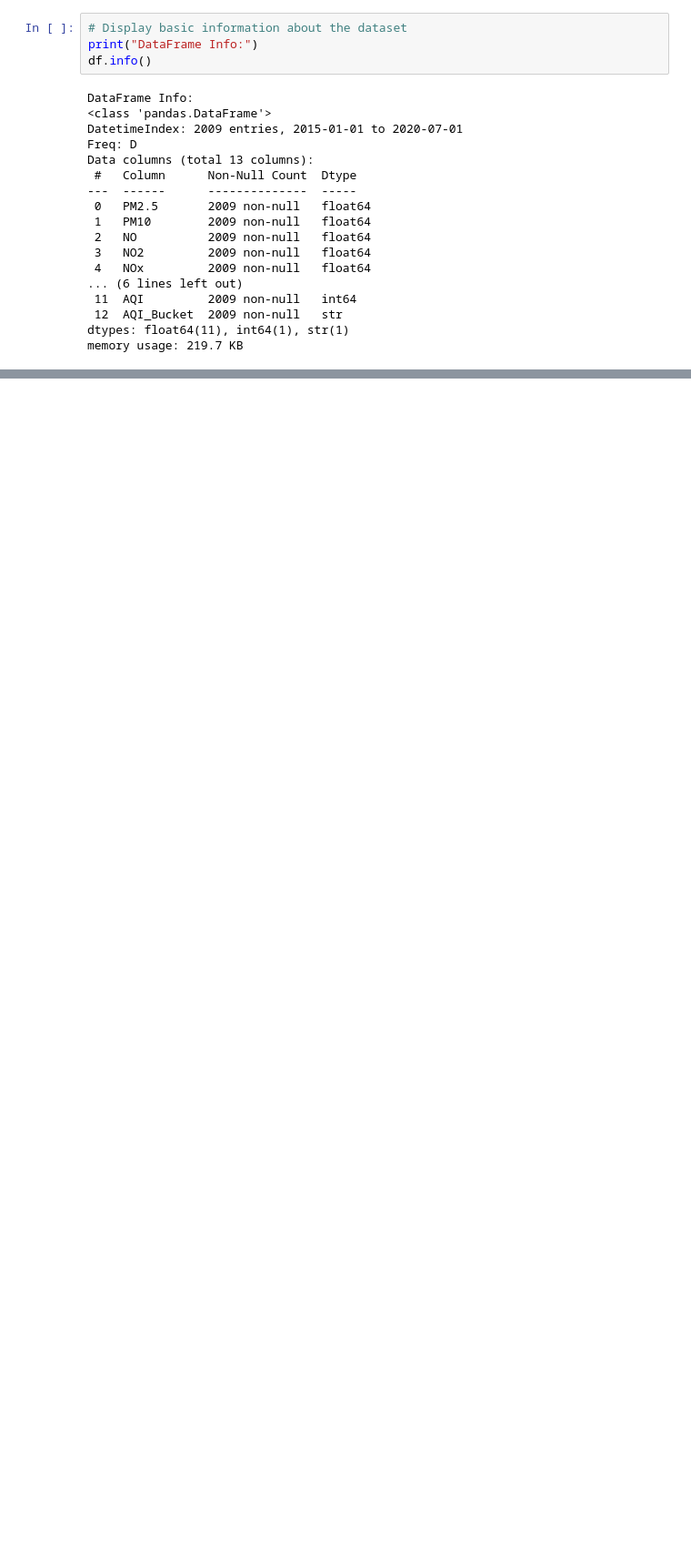
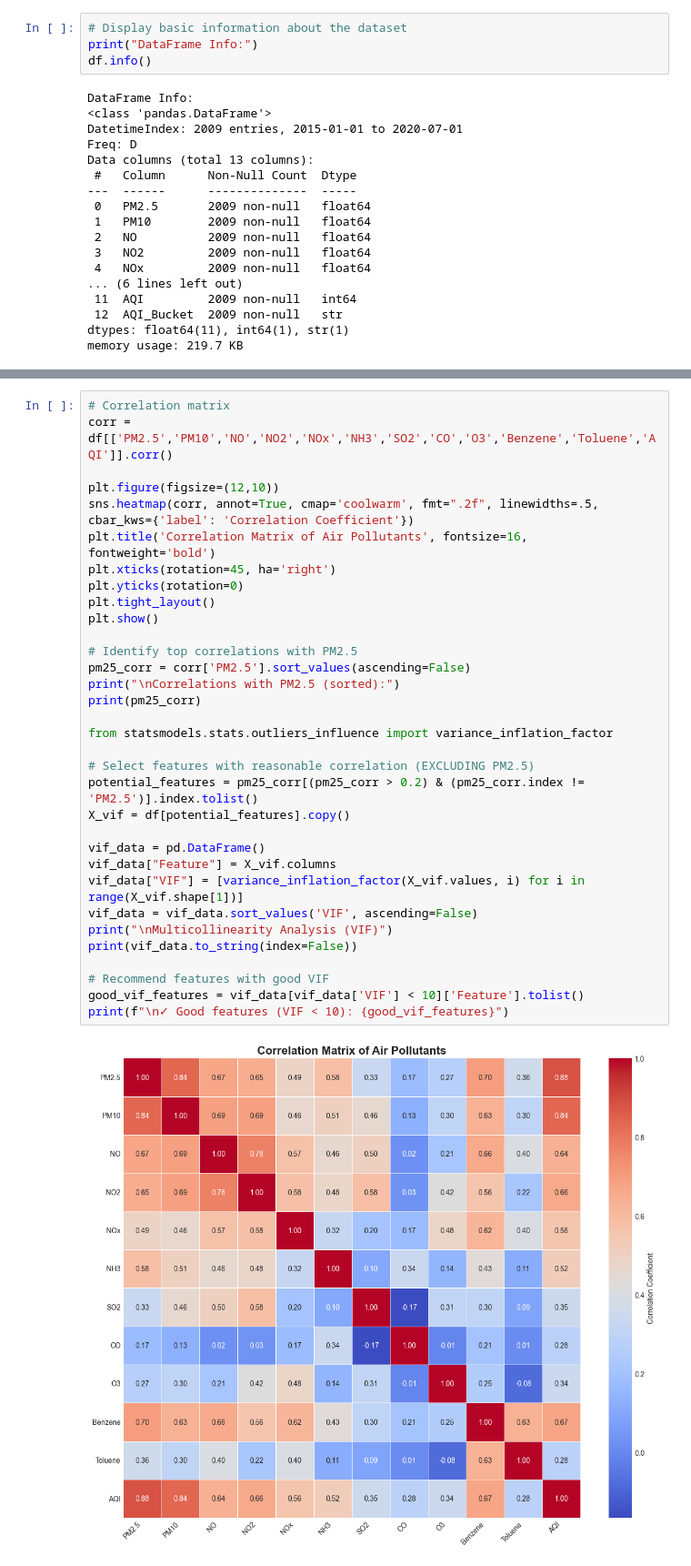
Before and after one commit to nhung112/pm2.5_concentration, a Jupyter notebook: Notebooks/model_sarima.ipynb, the cells around one changed output, grey strips where cells are left out. Shown at 91% size. Saved outputs shown, nothing was run; the diff lists cells and outputs as text; blank space fills up the shorter version.

```diff
--- a/Notebooks/model_sarima.ipynb
+++ b/Notebooks/model_sarima.ipynb
@@ -1397,0 +112,35 @@ PM2.5 Mean: 117.1 μg/m³ | Std Dev: 82.9
+# %%
+# Correlation matrix
+corr = df[['PM2.5','PM10','NO','NO2','NOx','NH3','SO2','CO','O3','Benzene','Toluene','AQI']].corr()
+
+plt.figure(figsize=(12,10))
+sns.heatmap(corr, annot=True, cmap='coolwarm', fmt=".2f", linewidths=.5, cbar_kws={'label': 'Correlation Coefficient'})
+plt.title('Correlation Matrix of Air Pollutants', fontsize=16, fontweight='bold')
+plt.xticks(rotation=45, ha='right')
+plt.yticks(rotation=0)
+plt.tight_layout()
+plt.show()
+
+# Identify top correlations with PM2.5
+pm25_corr = corr['PM2.5'].sort_values(ascending=False)
+print("\nCorrelations with PM2.5 (sorted):")
+print(pm25_corr)
+
+from statsmodels.stats.outliers_influence import variance_inflation_factor
+
+# Select features with reasonable correlation (EXCLUDING PM2.5)
+potential_features = pm25_corr[(pm25_corr > 0.2) & (pm25_corr.index != 'PM2.5')].index.tolist()
+X_vif = df[potential_features].copy()
+
+vif_data = pd.DataFrame()
+vif_data["Feature"] = X_vif.columns
+vif_data["VIF"] = [variance_inflation_factor(X_vif.values, i) for i in range(X_vif.shape[1])]
+vif_data = vif_data.sort_values('VIF', ascending=False)
+print("\nMulticollinearity Analysis (VIF)")
+print(vif_data.to_string(index=False))
+
+# Recommend features with good VIF
+good_vif_features = vif_data[vif_data['VIF'] < 10]['Feature'].tolist()
+print(f"\n✓ Good features (VIF < 10): {good_vif_features}")
+# %% [output]
+[figure, added]
```
Also changed, not shown: parts of 51 cells of this notebook.
